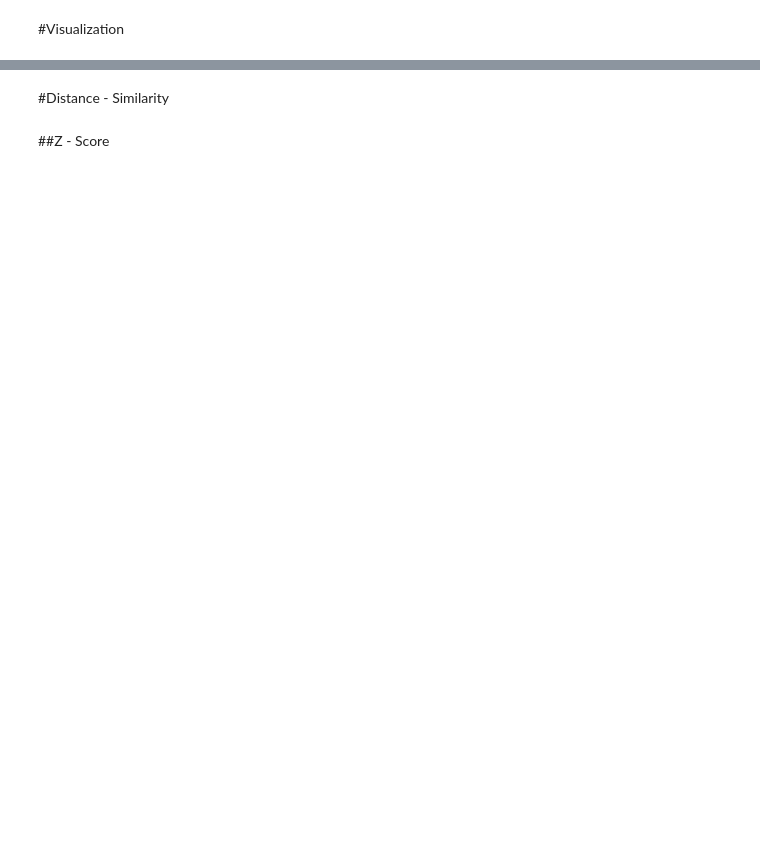
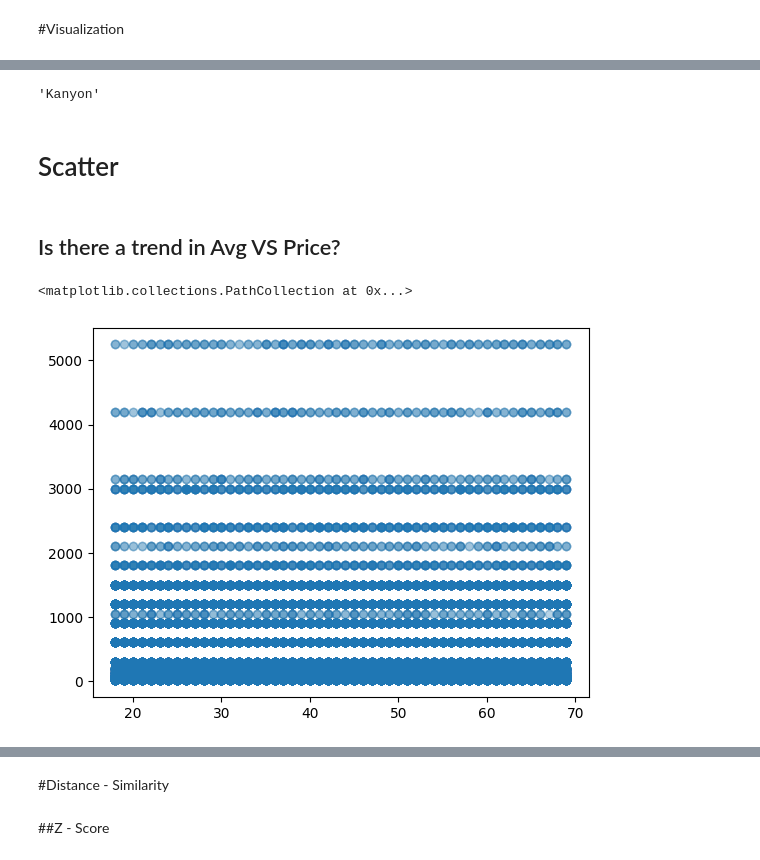
Before and after one commit to Phimphika113/BSC_DPDM23, a Jupyter notebook: Understanding_Data.ipynb, the cells around one changed output, grey strips where cells are left out. Drawn from its saved outputs; the diff is of its cells as text; code cells hidden in the pictures; blank space fills up the shorter version.

```diff
--- a/Understanding_Data.ipynb
+++ b/Understanding_Data.ipynb
@@ -69,0 +163,13 @@ data_from_gsheets.describe()
+# %%
+tickhist[-1][0].get_text()
+# %% [output]
+'Kanyon'
+# %% [markdown]
+# Scatter
+# %% [markdown]
+## Is there a trend in Avg VS Price?
+# %%
+plt.scatter(shopping_data['age'] ,shopping_data['price'] , alpha=0.05) # alpha คือ ทำให้โปร่งใส
+# %% [output]
+<matplotlib.collections.PathCollection at 0x...>
+[figure, added]
```
Also changed, not shown: parts of 42 cells of this notebook.
